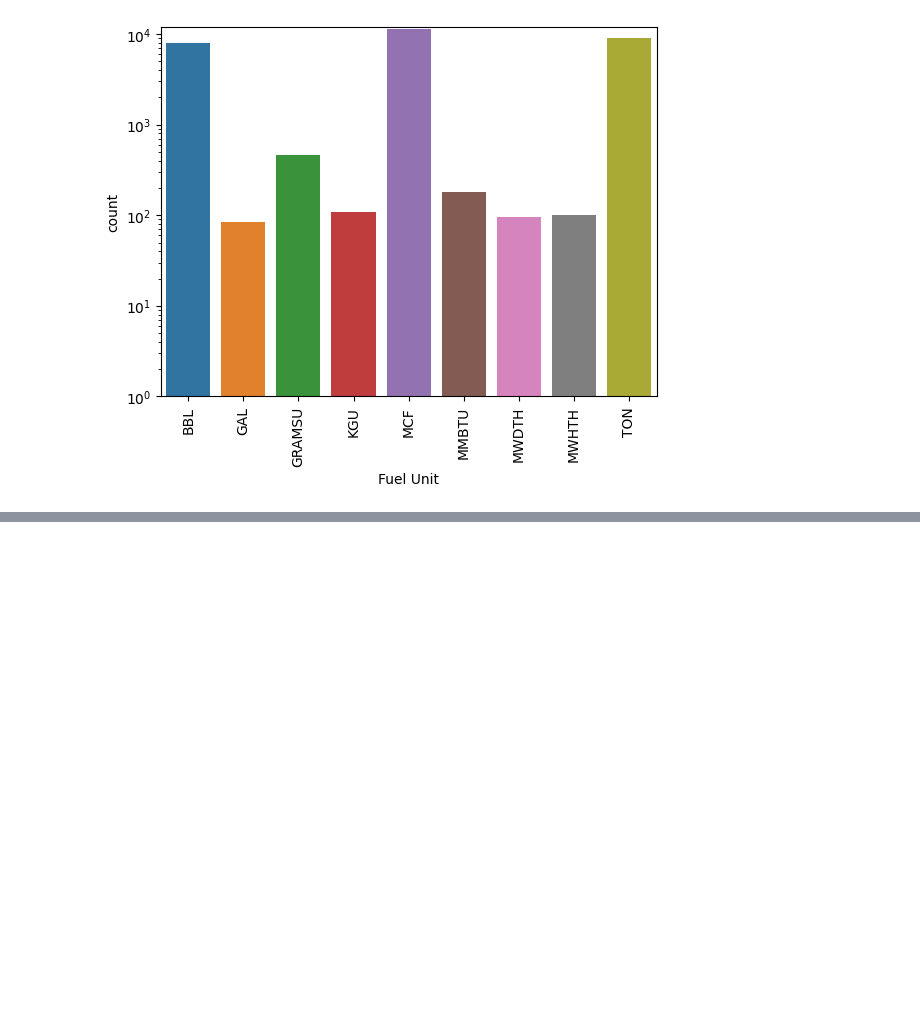
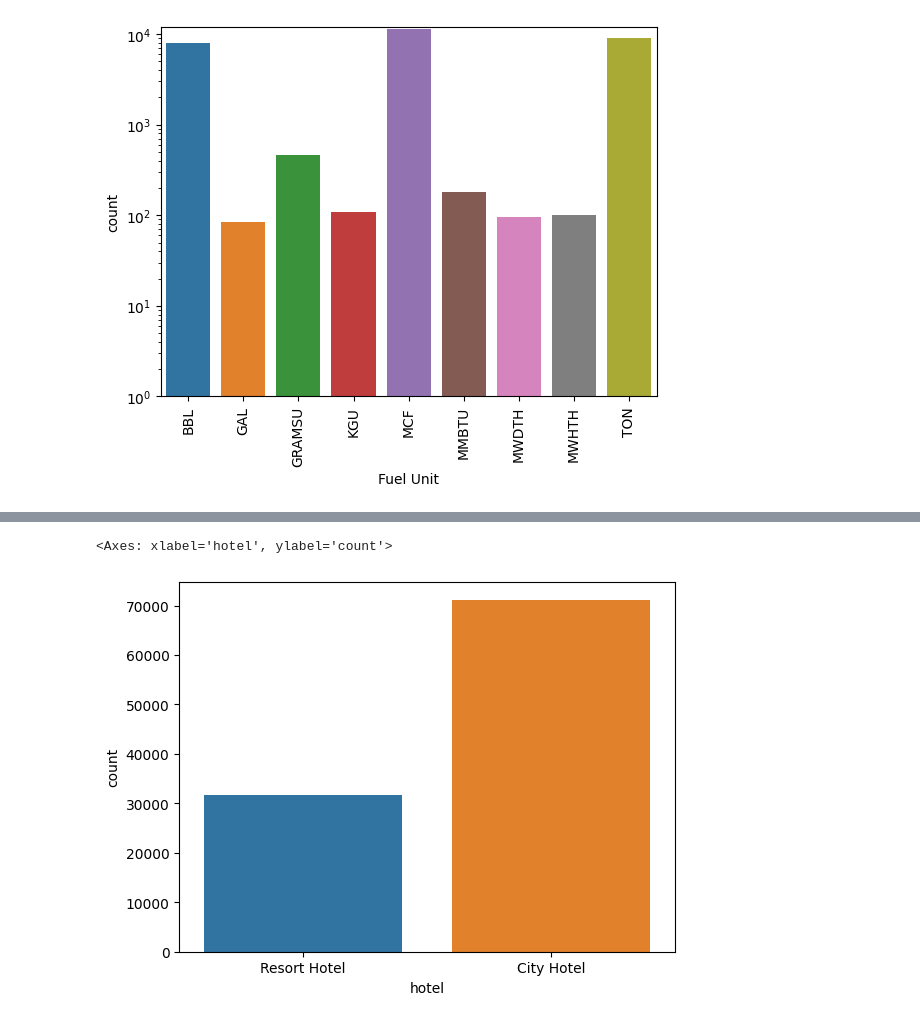
Before and after one commit to mobkimark/Darked, a Jupyter notebook: Another_copy_of_HDSC_INTERNSHIP.ipynb, the cells around one changed output, grey strips where cells are left out. Saved outputs shown, nothing was run; the diff lists cells and outputs as text; code cells hidden in the pictures; blank space fills up the shorter version.

```diff
--- a/Another_copy_of_HDSC_INTERNSHIP.ipynb
+++ b/Another_copy_of_HDSC_INTERNSHIP.ipynb
@@ -167,0 +185,2 @@ plt.xticks(rotation=90)
+# %%
+data = pd.read_csv("/content/hotel_bookings.csv")
@@ -167,0 +267,2 @@ plt.xticks(rotation=90)
+# %%
+data1=data.drop(["company"], axis = 1)
@@ -167,0 +273,2 @@ plt.xticks(rotation=90)
+# %%
+data1.dropna(inplace=True)
@@ -167,0 +341,2 @@ plt.xticks(rotation=90)
+# %%
+categorical_data = data1.select_dtypes(exclude=[int,float])
@@ -167,0 +375,5 @@ plt.xticks(rotation=90)
+# %%
+sns.countplot(categorical_data,x="hotel")
+# %% [output]
+<Axes: xlabel='hotel', ylabel='count'>
+[figure, added]
```
Also changed, not shown: parts of 26 cells of this notebook.
